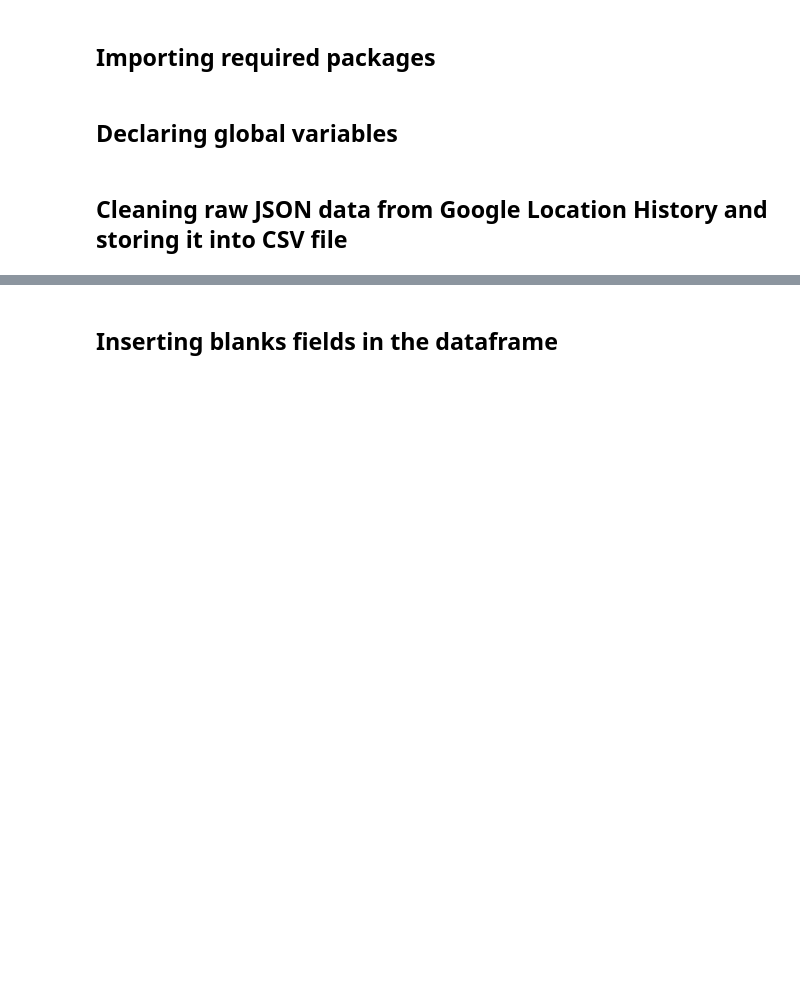
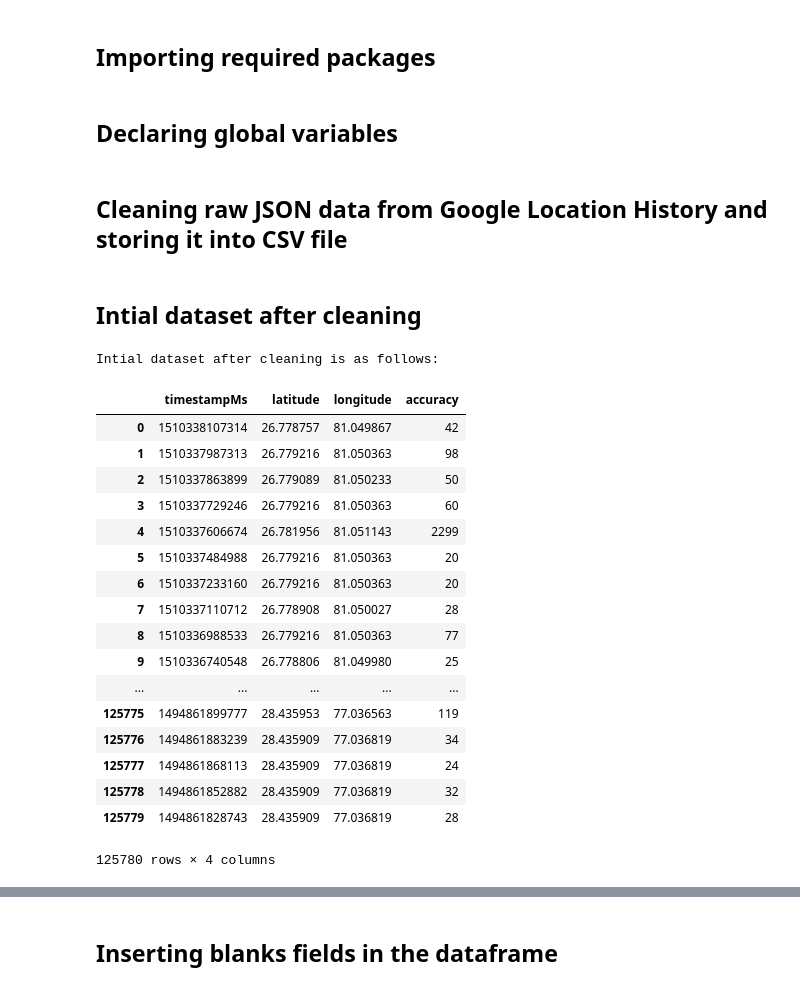
Before and after one commit to guptashivam27/Explorify, a Jupyter notebook: Explorify - A Location Recommender.ipynb, the cells around one changed output, grey strips where cells are left out. Saved outputs shown, nothing was run; the diff lists cells and outputs as text; code cells hidden in the pictures; blank space fills up the shorter version.

```diff
--- a/Explorify - A Location Recommender.ipynb
+++ b/Explorify - A Location Recommender.ipynb
@@ -43,3 +44,30 @@ with open(output_csvFile, 'a') as myfile:
             elif key == "accuracy":
                 valList[3] = value
         wr.writerow(valList)
+# %% [markdown]
+## Intial dataset after cleaning
+# %%
+df = pd.read_csv(output_csvFile, header=0)
+
+print("Intial dataset after cleaning is as follows: ")
+df
+# %% [output]
+Intial dataset after cleaning is as follows:
+|  | timestampMs | latitude | longitude | accuracy |
+| 0 | 1510338107314 | 26.778757 | 81.049867 | 42 |
+| 1 | 1510337987313 | 26.779216 | 81.050363 | 98 |
+| 2 | 1510337863899 | 26.779089 | 81.050233 | 50 |
+| 3 | 1510337729246 | 26.779216 | 81.050363 | 60 |
+| 4 | 1510337606674 | 26.781956 | 81.051143 | 2299 |
+| 5 | 1510337484988 | 26.779216 | 81.050363 | 20 |
+| 6 | 1510337233160 | 26.779216 | 81.050363 | 20 |
+| 7 | 1510337110712 | 26.778908 | 81.050027 | 28 |
+| 8 | 1510336988533 | 26.779216 | 81.050363 | 77 |
+| 9 | 1510336740548 | 26.778806 | 81.049980 | 25 |
+| ... | ... | ... | ... | ... |
+| 125775 | 1494861899777 | 28.435953 | 77.036563 | 119 |
+| 125776 | 1494861883239 | 28.435909 | 77.036819 | 34 |
+| 125777 | 1494861868113 | 28.435909 | 77.036819 | 24 |
+| 125778 | 1494861852882 | 28.435909 | 77.036819 | 32 |
+| 125779 | 1494861828743 | 28.435909 | 77.036819 | 28 |
+125780 rows × 4 columns
```
Also changed, not shown: parts of 16 cells of this notebook.
